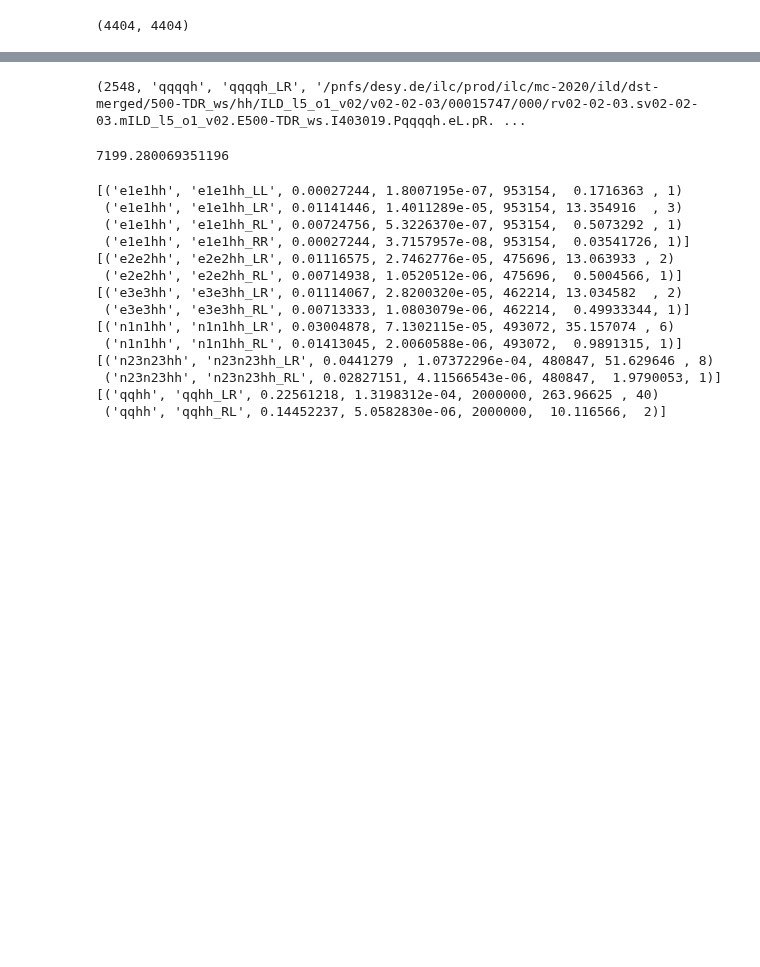
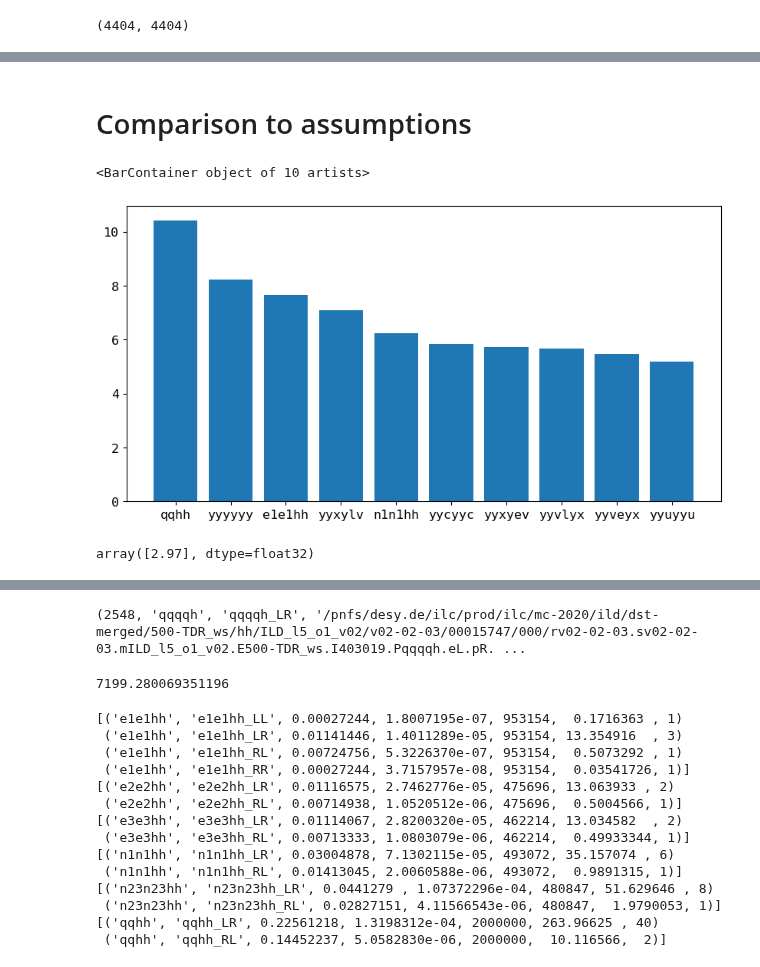
Before and after one commit to ILDAnaSoft/ZHH, a Jupyter notebook: notebooks/5c_chunk_splits.ipynb, the cells around one changed output, grey strips where cells are left out. Drawn from its saved outputs; the diff is of its cells as text; code cells hidden in the pictures; blank space fills up the shorter version.

```diff
--- a/notebooks/5c_chunk_splits.ipynb
+++ b/notebooks/5c_chunk_splits.ipynb
@@ -20,15 +43,17 @@ print(len(existing_chunks))
 # %%
 module_reload('zhh')
-from zhh import get_adjusted_time_per_event, get_runtime_analysis, get_process_normalization, get_sample_chunk_splits
+from zhh import get_adjusted_time_per_event, get_runtime_analysis, \
+    get_process_normalization, get_sample_chunk_splits, \
+    get_chunks_factual
 
 if True:
-    runtime_analysis = get_runtime_analysis(DATA_ROOT)
+    runtime_analysis = get_runtime_analysis(DATA_ROOT_RUNTIME)
     pn = get_process_normalization(processes, samples, RATIO_BY_EXPECT=1.)
     atpe = get_adjusted_time_per_event(runtime_analysis)
 else:
-    runtime_analysis = np.load('/nfs/dust/ilc/user/bliewert/zhh/CreatePreselectionChunks/v1/runtime_analysis.npy')
-    pn = np.load('/nfs/dust/ilc/user/bliewert/zhh/CreatePreselectionChunks/v1/process_normalization.npy')
-    atpe = np.load('/nfs/dust/ilc/user/bliewert/zhh/CreatePreselectionChunks/v1/atpe.npy')
+    runtime_analysis = np.load(f'{CHUNK_DIR}/runtime_analysis.npy')
+    pn = np.load(f'{CHUNK_DIR}/process_normalization.npy')
+    atpe = np.load(f'{CHUNK_DIR}/v1/atpe.npy')
 
 with open(f'/afs/desy.de/user/b/bliewert/public/MarlinWorkdirs/ZHH/workflows/analysis/custom_statistics.json', 'r') as file:
     custom_statistics = json.load(file)
@@ -41,0 +103,14 @@ len(existing_chunks), len(new_chunks)
+# %% [markdown]
+# Comparison to assumptions
+# %%
+sorting = np.argsort(-atpe['tPE'])
+
+plt.subplots(figsize=(10, 5))
+plt.bar(atpe['process'][sorting][:n_show], atpe['tPE'][sorting][:n_show])
+# %% [output]
+<BarContainer object of 10 artists>
+[figure, added]
+# %%
+atpe['tPE'][result['process'] == 'qqqqh']
+# %% [output]
+array([2.97], dtype=float32)
```
Also changed, not shown: parts of 8 cells of this notebook, 2 other files.
